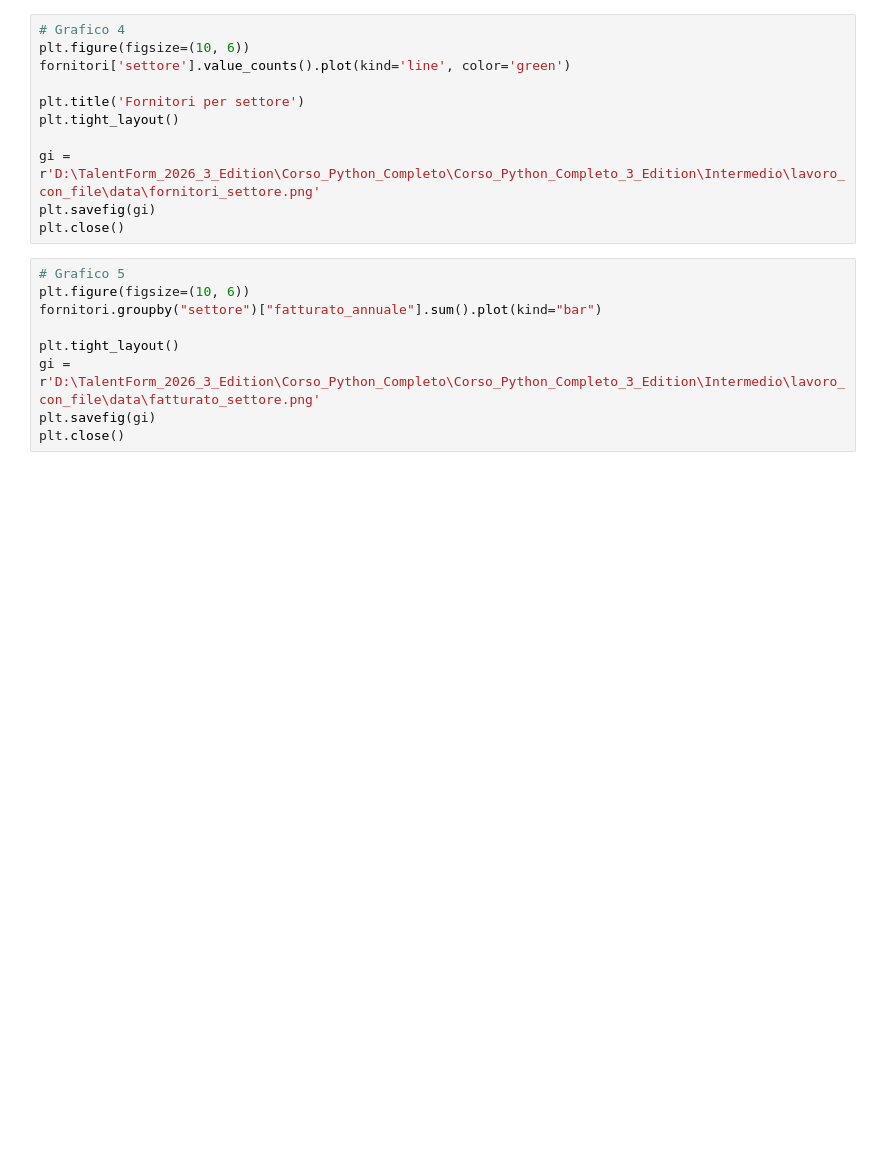
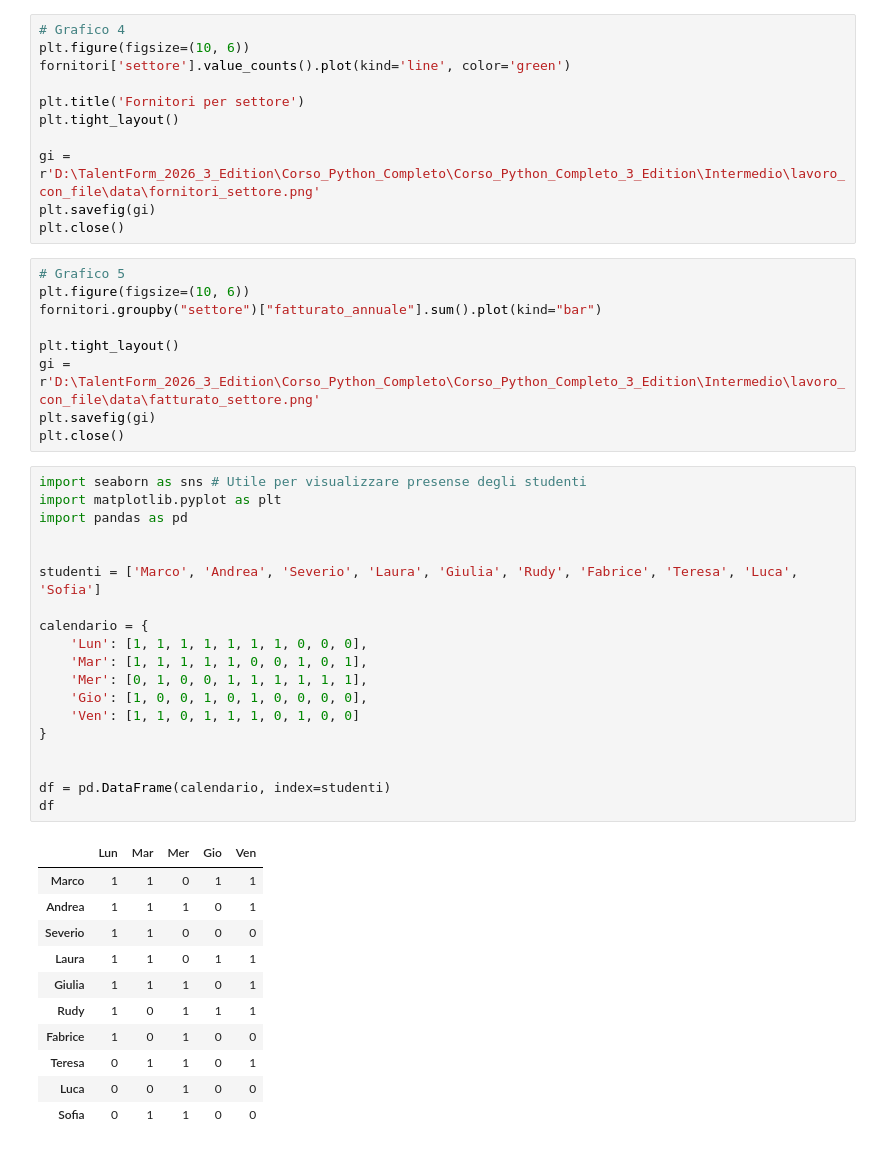
Before and after one commit to salisou/Corso_Python_Completo_3_Edition, a Jupyter notebook: Intermedio/lavoro_con_file/03_MatplotLib.ipynb, the cells around one changed output. Saved outputs shown, nothing was run; the diff lists cells and outputs as text; blank space fills up the shorter version.

```diff
--- a/Intermedio/lavoro_con_file/03_MatplotLib.ipynb
+++ b/Intermedio/lavoro_con_file/03_MatplotLib.ipynb
@@ -187,4 +187,35 @@ plt.tight_layout()
 gi = r'D:\TalentForm_2026_3_Edition\Corso_Python_Completo\Corso_Python_Completo_3_Edition\Intermedio\lavoro_con_file\data\fatturato_settore.png'
 plt.savefig(gi)
 plt.close()
+# %%
+import seaborn as sns # Utile per visualizzare presense degli studenti
+import matplotlib.pyplot as plt
+import pandas as pd
+
+
+studenti = ['Marco', 'Andrea', 'Severio', 'Laura', 'Giulia', 'Rudy', 'Fabrice', 'Teresa', 'Luca', 'Sofia']
+
+calendario = {
+    'Lun': [1, 1, 1, 1, 1, 1, 1, 0, 0, 0],
+    'Mar': [1, 1, 1, 1, 1, 0, 0, 1, 0, 1],
+    'Mer': [0, 1, 0, 0, 1, 1, 1, 1, 1, 1],
+    'Gio': [1, 0, 0, 1, 0, 1, 0, 0, 0, 0],
+    'Ven': [1, 1, 0, 1, 1, 1, 0, 1, 0, 0]
+}
+
+
+df = pd.DataFrame(calendario, index=studenti)
+df
+# %% [output]
+|  | Lun | Mar | Mer | Gio | Ven |
+| Marco | 1 | 1 | 0 | 1 | 1 |
+| Andrea | 1 | 1 | 1 | 0 | 1 |
+| Severio | 1 | 1 | 0 | 0 | 0 |
+| Laura | 1 | 1 | 0 | 1 | 1 |
+| Giulia | 1 | 1 | 1 | 0 | 1 |
+| Rudy | 1 | 0 | 1 | 1 | 1 |
+| Fabrice | 1 | 0 | 1 | 0 | 0 |
+| Teresa | 0 | 1 | 1 | 0 | 1 |
+| Luca | 0 | 0 | 1 | 0 | 0 |
+| Sofia | 0 | 1 | 1 | 0 | 0 |
 # %%
```
Also changed, not shown: parts of 1 cell of this notebook, 10 other files.
